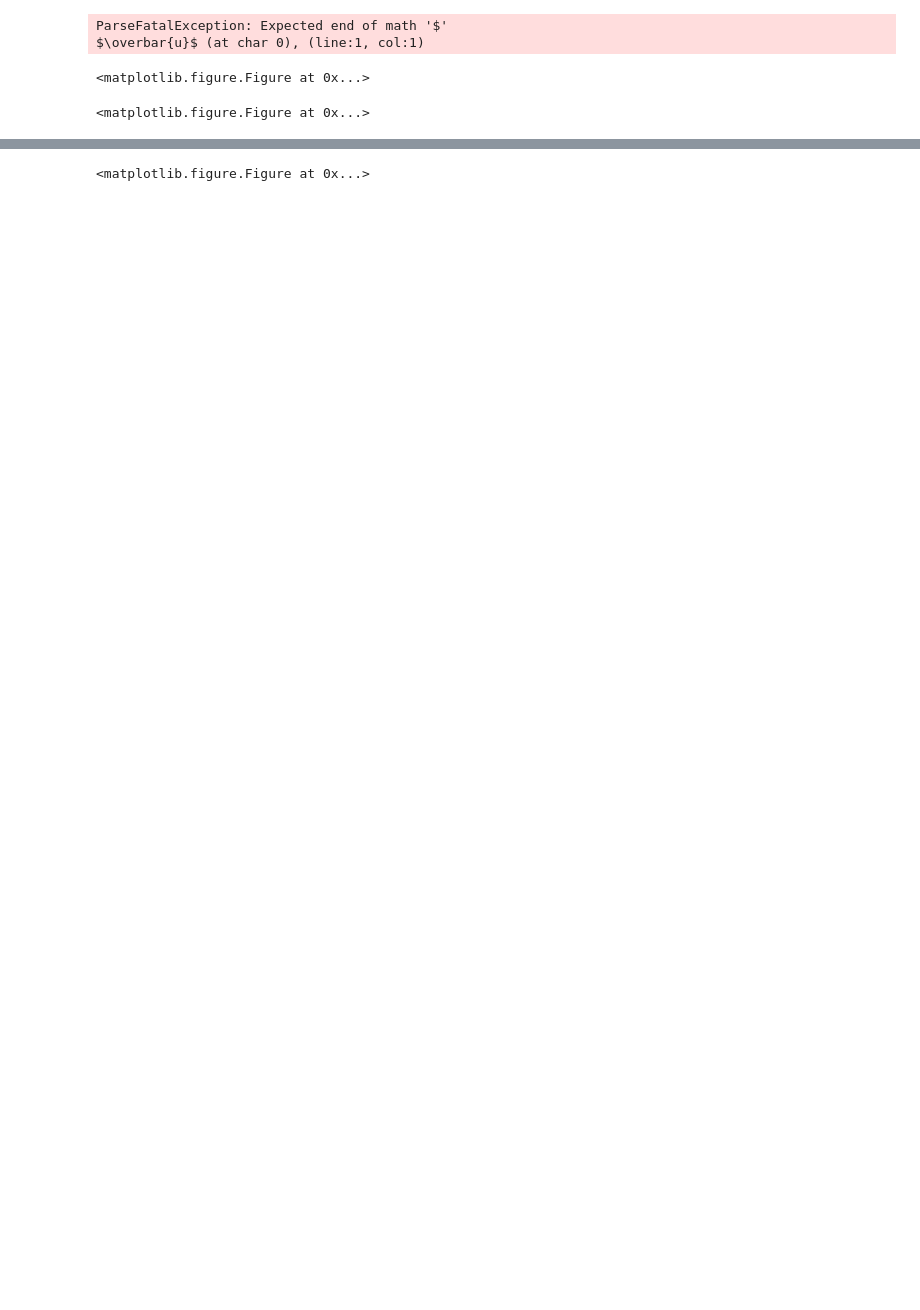
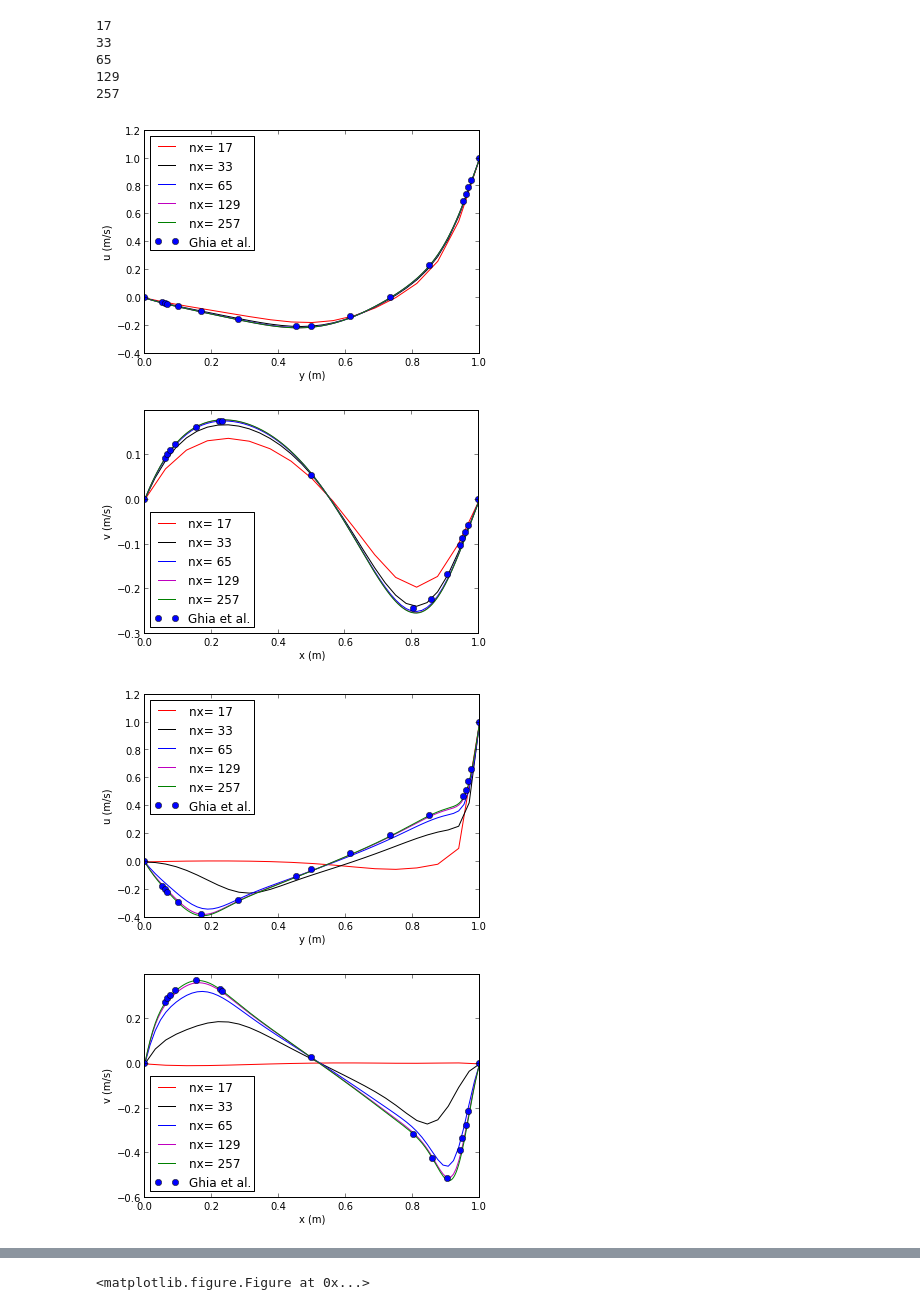
Before and after one commit to janvonrickenbach/Cfd_fundamentals, a Jupyter notebook: Cfd_fund.ipynb, the cells around one changed output, grey strips where cells are left out. Saved outputs shown, nothing was run; the diff lists cells and outputs as text; code cells hidden in the pictures; blank space fills up the shorter version.

```diff
--- a/Cfd_fund.ipynb
+++ b/Cfd_fund.ipynb
@@ -360,43 +366,69 @@ def test_cavity(re,cfl,n,solver,plot=False,max_dt=1,restart=False):
         pl.colorbar(p)
     return ([y_coords,data_u.get_ucenter()],[x_coords,data_v.get_vcenter()])
 # %%
-
-grids = [17,33,65,129]
+#Runs the cavity cases
+grids = [17,33,65,129,257]
 
 vel_tuple_100 = []
 vel_tuple_1000 = []
 for nx in grids:
-
-     vel_tuple = test_cavity(100,0.05,nx,"adi",plot=False,max_dt=10000,restart=False)
+     print(nx)
+     vel_tuple = test_cavity(100,0.05,nx,"adi",plot=False,max_dt=100000,restart=False)
      vel_tuple_100.append(vel_tuple)
-     vel_tuple =test_cavity(1000.,0.5,nx,"adi",plot=False,max_dt=10000,restart=False)
+     vel_tuple =test_cavity(1000.,0.5,nx,"adi",plot=False,max_dt=100000,restart=False)
      vel_tuple_1000.append(vel_tuple)
+# %% [output]
+17
+33
+65
+129
+257
 # %%
-fig1 = pl.figure()
-ax1  = fig1.add_subplot(1,1,1)
-fig2 = pl.figure()
-ax2  = fig2.add_subplot(1,1,1)
+nfigs = 4
+figs = []
+axs  = []
+for idx in range(nfigs):
+    fig =pl.figure()
+    figs.append(fig)
+    axs.append(fig.add_subplot(1,1,1))
 
-colors = ["r","k","b","m"]
-for vel_tuple,ax,re in zip([vel_tuple_100,vel_tuple_1000],[ax1,ax2],[100,1000]):
-    for vel_t,co in zip(vel_tuple,colors):
 
-     for vel in vel_t:
+colors = ["r","k","b","m","g"]
+for vel_tuple,ax,re in zip([vel_tuple_100,vel_tuple_1000],[[axs[0],axs[1]],[axs[2],axs[3]]],[100,1000]):
+    for vel_t,co,nx in zip(vel_tuple,colors,grids):
+
+     for vel,a in zip(vel_t,ax):
          vel = np.array(vel)
-         ax.plot(vel[0,:],vel[1,:],color=co)
+         la=   "nx= "+ str(nx)
+         a.plot(vel[0,:],vel[1,:],color=co,label=la)
 
+    la=   "Ghia et al."
     ref_u = np.genfromtxt("GhiaEtAl-uy-Re"+str(int(re))+".dat")
     ref_v = np.genfromtxt("GhiaEtAl-vx-Re"+str(int(re))+".dat")
-    ax.plot(ref_u[:,0],ref_u[:,1],'o')
-    ax.plot(ref_v[:,0],ref_v[:,1],'o')
-    ax.set_xlabel("Non-Dimensional coordinate")
-    ax.set_ylabel("$\overbar{u}$")
+    ax[0].plot(ref_u[:,0],ref_u[:,1],'o',label=la)
+    ax[1].plot(ref_v[:,0],ref_v[:,1],'o',label=la)
 
-fig1.savefig("cavity_100.eps")
-fig2.savefig("cavity_1000.eps")
+for ax in axs:
+    ax.legend(loc=0)
+
+axs[0].set_xlabel("y (m)")
+axs[0].set_ylabel("u (m/s)")
+
+axs[1].set_xlabel("x (m)")
+axs[1].set_ylabel("v (m/s)")
+
+axs[2].set_xlabel("y (m)")
+axs[2].set_ylabel("u (m/s)")
+
+axs[3].set_xlabel("x (m)")
+axs[3].set_ylabel("v (m/s)")
+
+names = ["uvel_100.eps","vvel_100.eps","uvel_1000.eps","vvel_1000.eps"]
+for fig,name in zip(figs,names):
+    fig.savefig(os.path.join("report","figs",name))
 # %% [output]
-ParseFatalException: Expected end of math '$'
-$\overbar{u}$ (at char 0), (line:1, col:1)
-<matplotlib.figure.Figure at 0x...>
-<matplotlib.figure.Figure at 0x...>
+[figure, added]
+[figure, added]
+[figure, added]
+[figure, added]
 # %%
```
Also changed, not shown: parts of 19 cells of this notebook, 24 other files.
